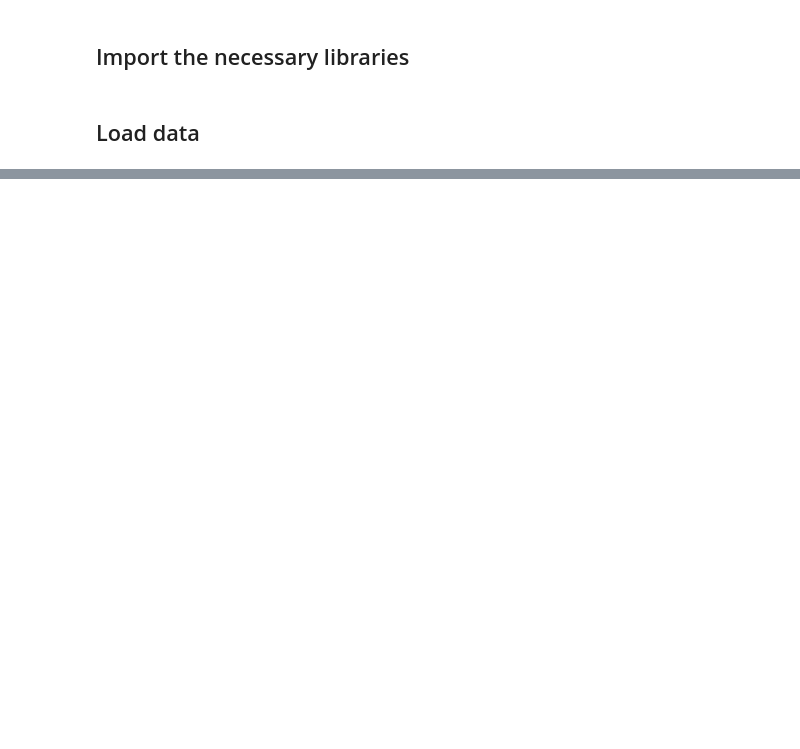
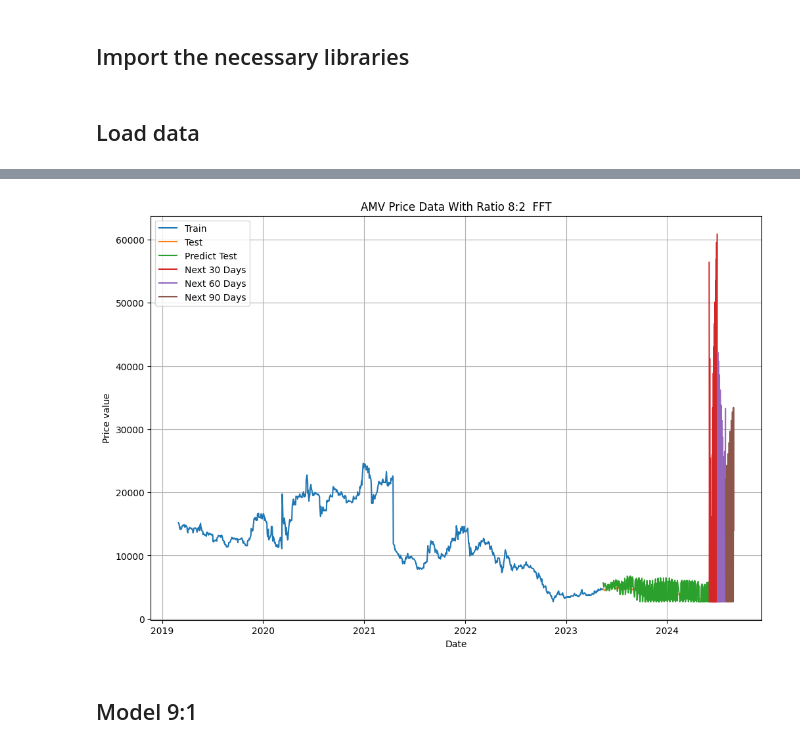
Before and after one commit to minzi03/Data-Analysis-in-Business, a Jupyter notebook: Model/FFT/FFT_AMV.ipynb, the cells around one changed output, grey strips where cells are left out. Drawn from its saved outputs; the diff is of its cells as text; code cells hidden in the pictures; blank space fills up the shorter version.

```diff
--- a/Model/FFT/FFT_AMV.ipynb
+++ b/Model/FFT/FFT_AMV.ipynb
@@ -148,0 +308,7 @@ plt.show()
+# %%
+# Predict future values
+future_data = np.concatenate((train_data, test_data))
+future_fft, _ = fft_transform(future_data.flatten(), num_frequencies=best_num_freq)
+y_next_30_days = predict_with_trend(future_data, future_fft, 30, window_size)
+y_next_60_days = predict_with_trend(future_data, future_fft, 60, window_size)
+y_next_90_days = predict_with_trend(future_data, future_fft, 90, window_size)
@@ -148,0 +329,14 @@ plt.show()
+# %%
+# Inverse transform predictions
+filtered_test = scaler.inverse_transform(filtered_test.reshape(-1, 1)).flatten()
+y_next_30_days = scaler.inverse_transform(y_next_30_days.reshape(-1, 1)).flatten()
+y_next_60_days = scaler.inverse_transform(y_next_60_days.reshape(-1, 1)).flatten()
+y_next_90_days = scaler.inverse_transform(y_next_90_days.reshape(-1, 1)).flatten()
+
+# Print predictions
+print("Predicted next 30 days:")
+print(y_next_30_days)
+print("\nPredicted next 60 days:")
+print(y_next_60_days)
+print("\nPredicted next 90 days:")
+print(y_next_90_days)
@@ -148,0 +361,28 @@ plt.show()
+# %%
+# Create DataFrames for plotting
+train_data_df = pd.DataFrame(scaler.inverse_transform(train_data), index=df.index[:train_size], columns=['Price'])
+test_data_df = pd.DataFrame(scaler.inverse_transform(test_data), index=df.index[train_size:], columns=['Price'])
+filtered_test_df = pd.DataFrame(filtered_test, index=df.index[train_size:train_size+len(filtered_test)], columns=['Predict Test'])
+next_30_days_df = pd.DataFrame(y_next_30_days, index=pd.date_range(start=df.index[-1] + pd.DateOffset(days=1), periods=30), columns=['Next 30 Days'])
+next_60_days_df = pd.DataFrame(y_next_60_days[30:], index=pd.date_range(start=df.index[-1] + pd.DateOffset(days=31), periods=30), columns=['Next 60 Days'])
+next_90_days_df = pd.DataFrame(y_next_90_days[60:], index=pd.date_range(start=df.index[-1] + pd.DateOffset(days=61), periods=30), columns=['Next 90 Days'])
+
+# Plot results
+plt.figure(figsize=(12, 8))
+plt.plot(train_data_df.index, train_data_df['Price'], label='Train')
+plt.plot(test_data_df.index, test_data_df['Price'], label='Test')
+plt.plot(filtered_test_df.index, filtered_test_df['Predict Test'], label='Predict Test')
+plt.plot(next_30_days_df.index, next_30_days_df['Next 30 Days'], label='Next 30 Days')
+plt.plot(next_60_days_df.index, next_60_days_df['Next 60 Days'], label='Next 60 Days')
+plt.plot(next_90_days_df.index, next_90_days_df['Next 90 Days'], label='Next 90 Days')
+plt.legend()
+plt.grid()
+plt.title("AMV Price Data With Ratio 8:2  FFT")
+plt.xlabel("Date")
+plt.ylabel("Price value")
+plt.savefig('FFT_82_AMV.png')
+plt.show()
+# %% [output]
+[figure, added]
+# %% [markdown]
+## Model 9:1
```
Also changed, not shown: parts of 35 cells of this notebook, 10 other files.
